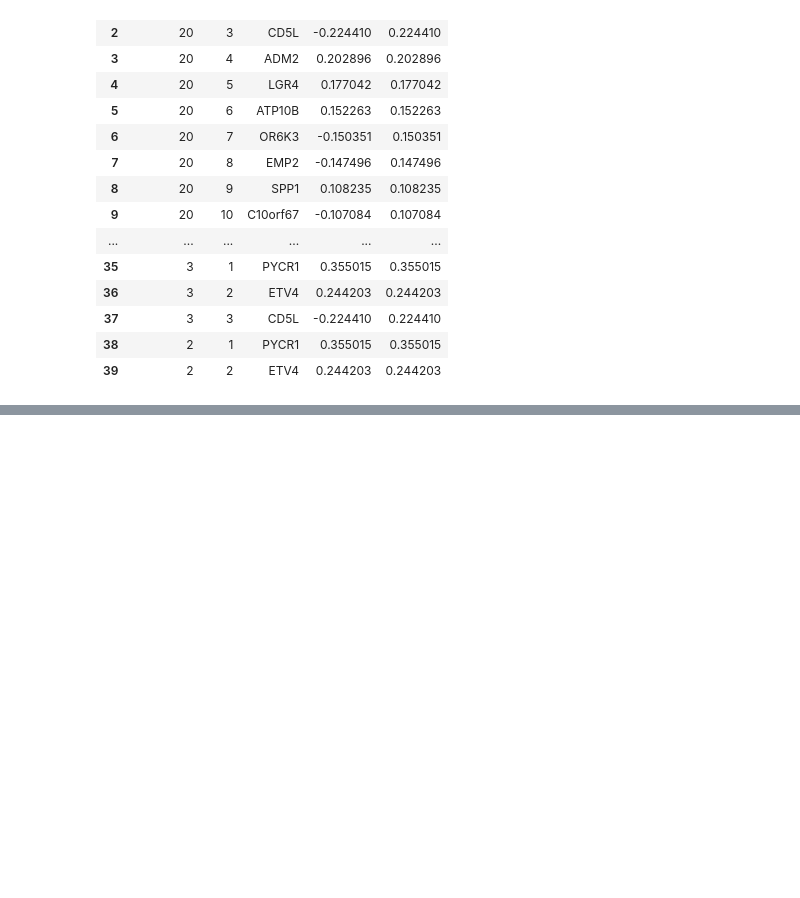
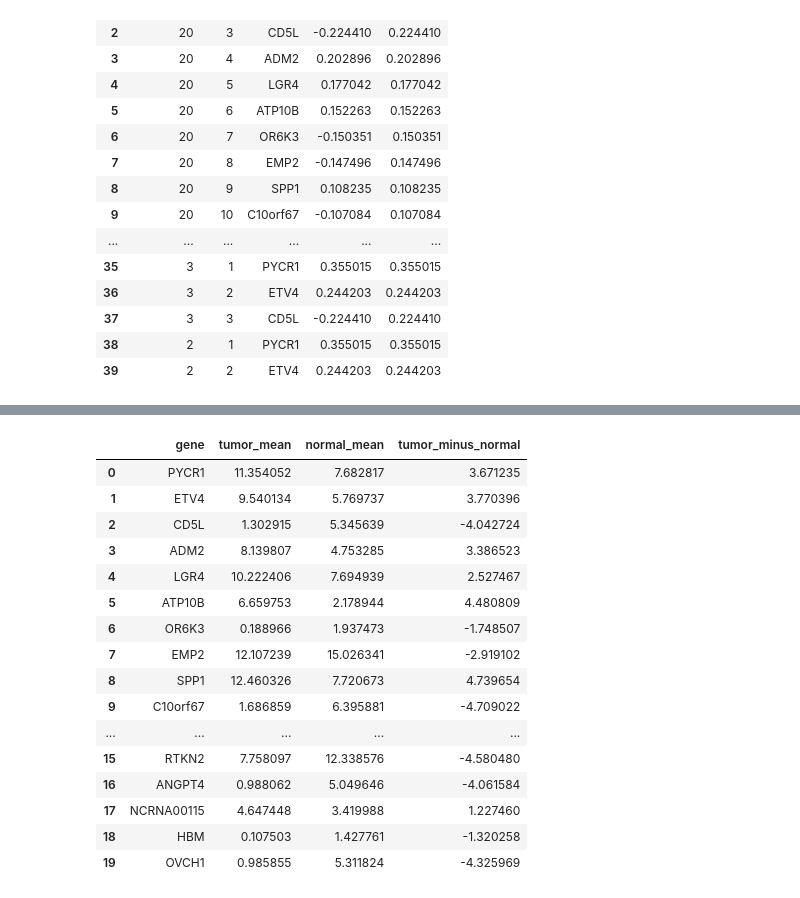
Before and after one commit to aditya-git16/cancer-lab, a Jupyter notebook: notebooks/05_unconstrained_panel_selection.ipynb, the cells around one changed output, grey strips where cells are left out. Cells and saved outputs as stored; diff of their text form; code cells hidden in the pictures; blank space fills up the shorter version.

```diff
--- a/notebooks/05_unconstrained_panel_selection.ipynb
+++ b/notebooks/05_unconstrained_panel_selection.ipynb
@@ -190,0 +218,37 @@ panel_genes_df.to_csv(
+# %%
+X_labeled = X.copy()
+X_labeled["sample_type"] = labels["sample_type"].values
+X_labeled["label"] = labels["label"].values
+
+tumor_mean = X_labeled[X_labeled["sample_type"] == "tumor"][selected_gene_list].mean()
+normal_mean = X_labeled[X_labeled["sample_type"] == "normal"][selected_gene_list].mean()
+
+bulk_audit = pd.DataFrame({
+    "gene": selected_gene_list,
+    "tumor_mean": [tumor_mean[g] for g in selected_gene_list],
+    "normal_mean": [normal_mean[g] for g in selected_gene_list],
+})
+
+bulk_audit["tumor_minus_normal"] = (
+    bulk_audit["tumor_mean"] - bulk_audit["normal_mean"]
+)
+
+bulk_audit
+# %% [output]
+|  | gene | tumor_mean | normal_mean | tumor_minus_normal |
+| 0 | PYCR1 | 11.354052 | 7.682817 | 3.671235 |
+| 1 | ETV4 | 9.540134 | 5.769737 | 3.770396 |
+| 2 | CD5L | 1.302915 | 5.345639 | -4.042724 |
+| 3 | ADM2 | 8.139807 | 4.753285 | 3.386523 |
+| 4 | LGR4 | 10.222406 | 7.694939 | 2.527467 |
+| 5 | ATP10B | 6.659753 | 2.178944 | 4.480809 |
+| 6 | OR6K3 | 0.188966 | 1.937473 | -1.748507 |
+| 7 | EMP2 | 12.107239 | 15.026341 | -2.919102 |
+| 8 | SPP1 | 12.460326 | 7.720673 | 4.739654 |
+| 9 | C10orf67 | 1.686859 | 6.395881 | -4.709022 |
+| ... | ... | ... | ... | ... |
+| 15 | RTKN2 | 7.758097 | 12.338576 | -4.580480 |
+| 16 | ANGPT4 | 0.988062 | 5.049646 | -4.061584 |
+| 17 | NCRNA00115 | 4.647448 | 3.419988 | 1.227460 |
+| 18 | HBM | 0.107503 | 1.427761 | -1.320258 |
+| 19 | OVCH1 | 0.985855 | 5.311824 | -4.325969 |
```
Also changed, not shown: parts of 5 cells of this notebook.
